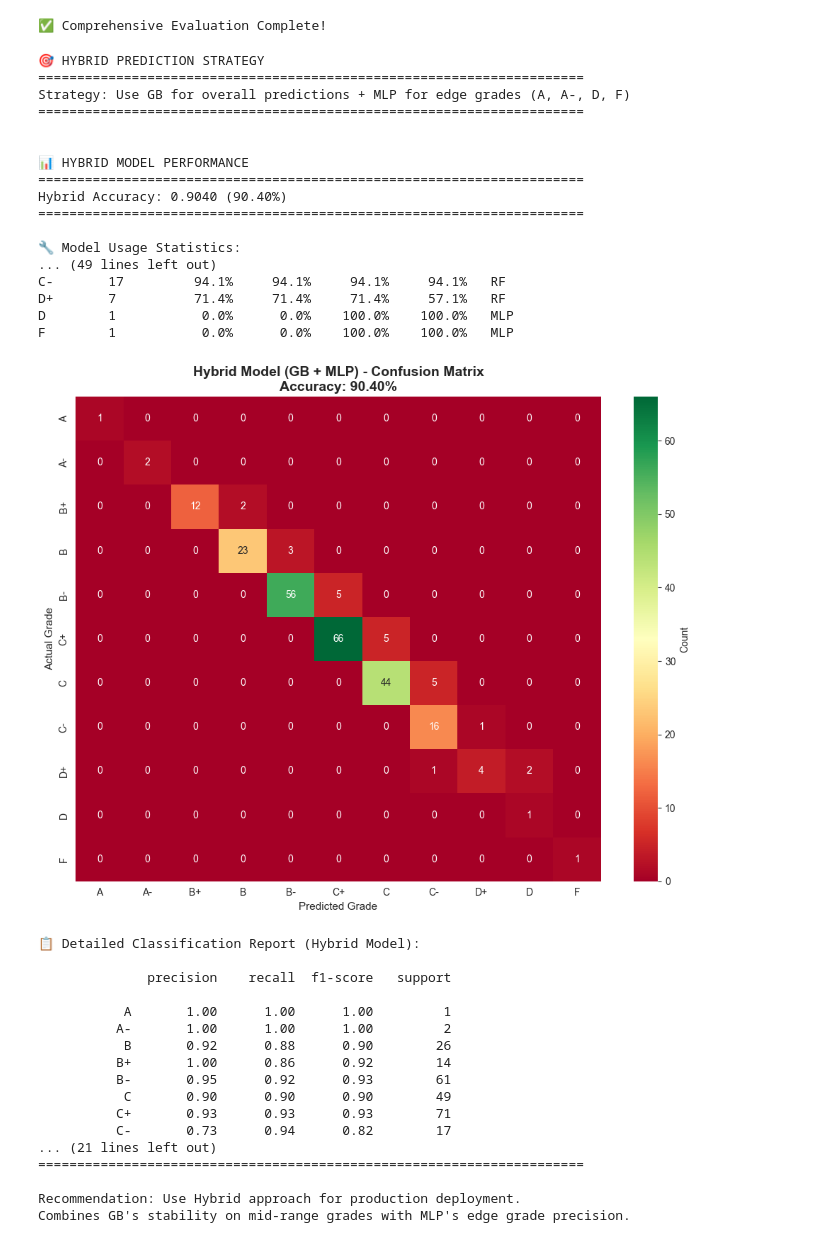
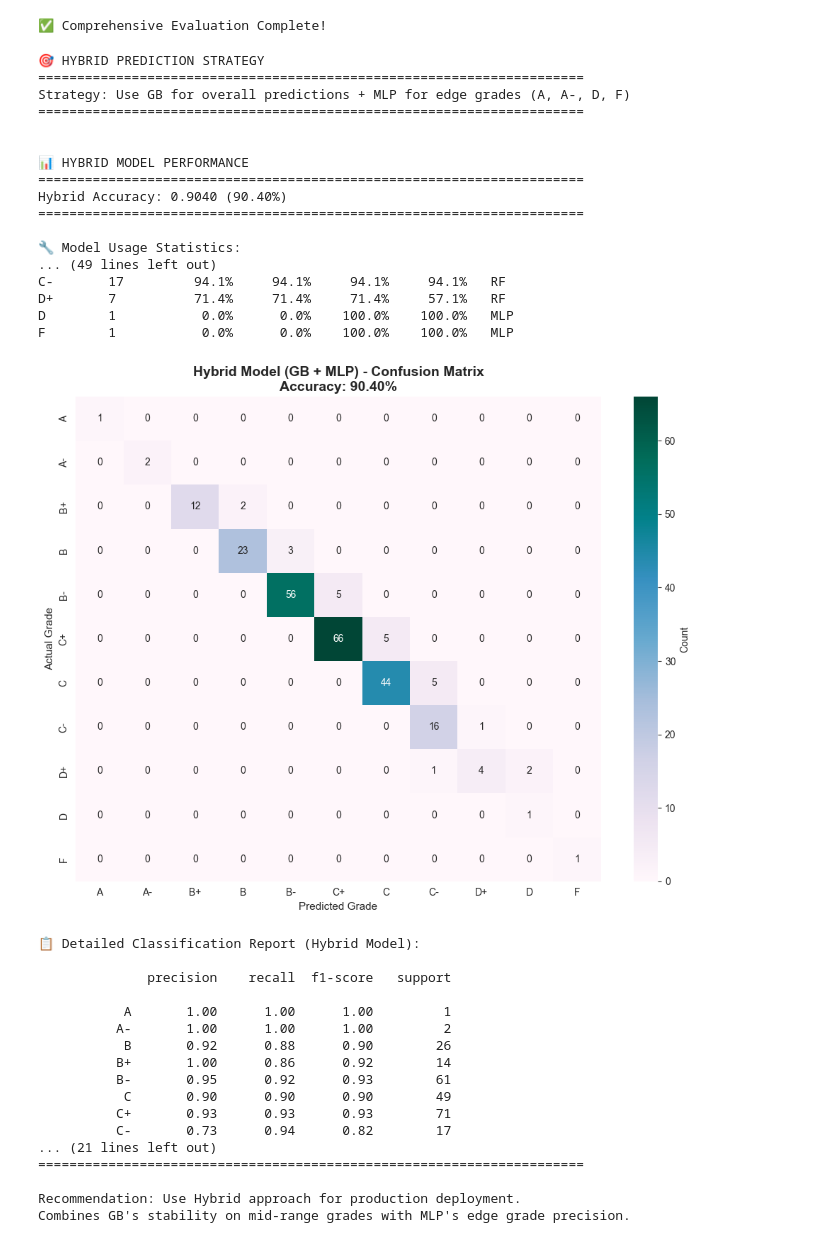
Before and after one commit to team-bcrypt/COSMOS-ITS-Prediction-Model, a Jupyter notebook: COSMOS_Prediction_Model.ipynb, the cells around one changed output. Cells and saved outputs as stored; diff of their text form; code cells hidden in the pictures.

```diff
--- a/COSMOS_Prediction_Model.ipynb
+++ b/COSMOS_Prediction_Model.ipynb
@@ -1618,7 +1618,7 @@ for grade in grade_labels:
 
 plt.figure(figsize=(10, 8))
 hybrid_cm = confusion_matrix(y_test_grades, hybrid_pred_grades, labels=grade_labels)
-sns.heatmap(hybrid_cm, annot=True, fmt="d", cmap="RdYlGn",
+sns.heatmap(hybrid_cm, annot=True, fmt="d", cmap="PuBuGn",
             xticklabels=grade_labels, yticklabels=grade_labels,
             cbar_kws={'label': 'Count'})
 plt.title(f"Hybrid Model (GB + MLP) - Confusion Matrix\nAccuracy: {hybrid_accuracy*100:.2f}%",
@@ -1662,34 +1662,34 @@ if mid_mask.sum() > 0:
     hybrid_mid_acc = accuracy_score(y_test_grades[mid_mask], hybrid_pred_grades[mid_mask])
 
     print("\n📊 Mid-Range Grade Performance (B+ to D+):")
     print(f"   Gradient Boosting: {gb_mid_acc*100:.2f}%")
     print(f"   MLP Neural Network: {mlp_mid_acc*100:.2f}%")
     print(f"   Hybrid Approach: {hybrid_mid_acc*100:.2f}%")
 
 print("\n" + "="*70)
 print("✅ HYBRID STRATEGY EVALUATION COMPLETE!")
 print("="*70)
 print("\nRecommendation: Use Hybrid approach for production deployment.")
 print("Combines GB's stability on mid-range grades with MLP's edge grade precision.")
 # %% [output]
 🎯 HYBRID PREDICTION STRATEGY
 ======================================================================
 Strategy: Use GB for overall predictions + MLP for edge grades (A, A-, D, F)
 ======================================================================
 
 
 📊 HYBRID MODEL PERFORMANCE
 ======================================================================
 Hybrid Accuracy: 0.9040 (90.40%)
 ======================================================================
 
 🔧 Model Usage Statistics:
 ... (49 lines left out)
 C-       17         94.1%     94.1%     94.1%     94.1%   RF
 D+       7          71.4%     71.4%     71.4%     57.1%   RF
 D        1           0.0%      0.0%    100.0%    100.0%   MLP
 F        1           0.0%      0.0%    100.0%    100.0%   MLP
-[figure, old version]
+[figure, new version]
 📋 Detailed Classification Report (Hybrid Model):
 
               precision    recall  f1-score   support
```
Also changed, not shown: parts of 1 cell of this notebook.
